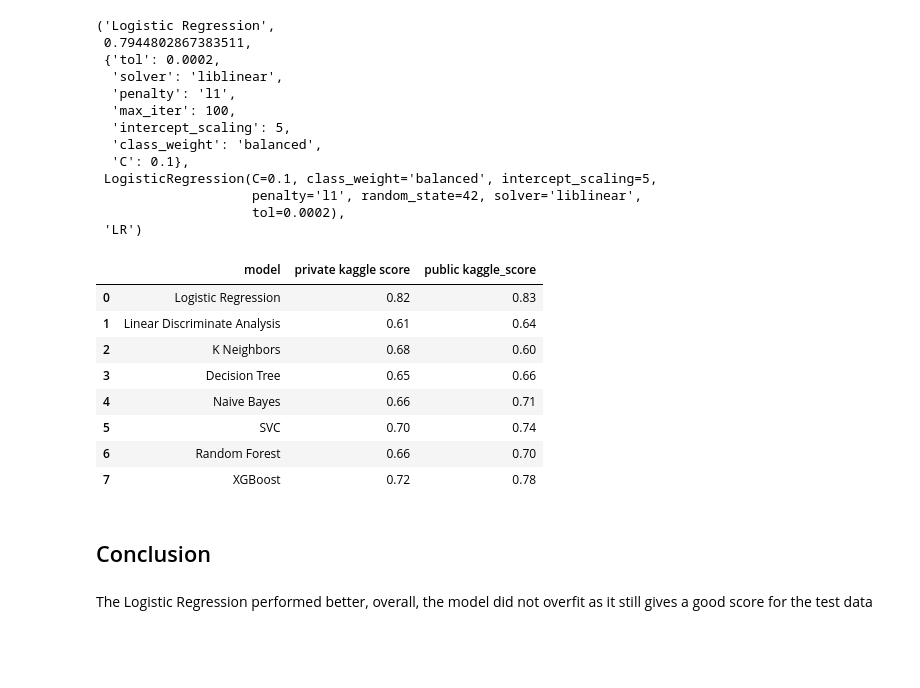
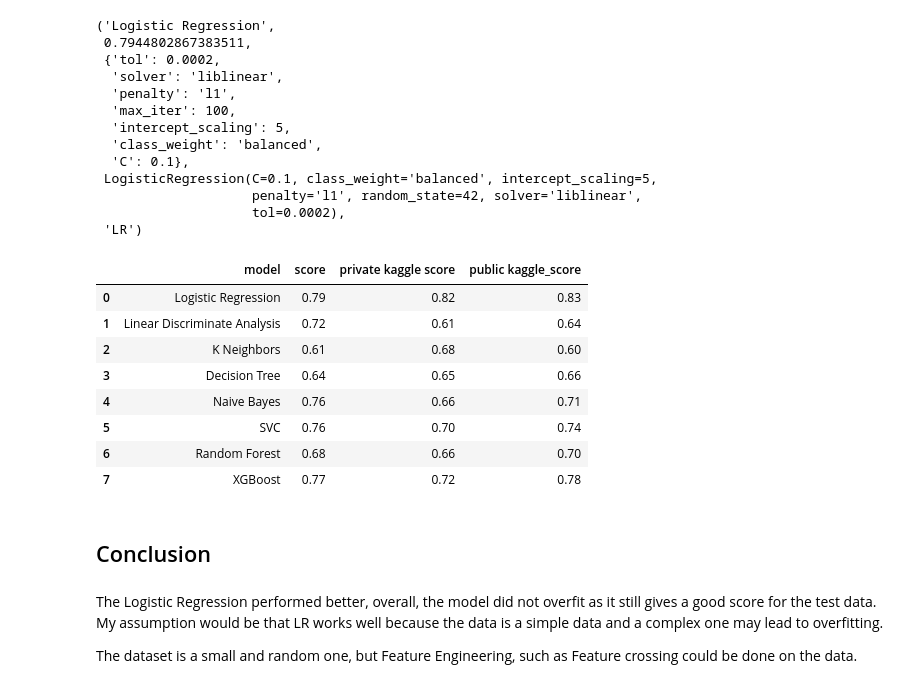
Before and after one commit to linda-oranya/avoid_overfit_challenge, a Jupyter notebook: dont_overfit.ipynb, the cells around one changed output. Saved outputs shown, nothing was run; the diff lists cells and outputs as text; code cells hidden in the pictures; blank space fills up the shorter version.

```diff
--- a/dont_overfit.ipynb
+++ b/dont_overfit.ipynb
@@ -620,20 +601,25 @@ baseline_best_model
 # %%
 modelnames = ['Logistic Regression','Linear Discriminate Analysis','K Neighbors','Decision Tree','Naive Bayes','SVC',
               'Random Forest','XGBoost']
 pri_kag_score = [0.82,0.61,0.68,0.65,0.66,0.70,0.66,0.72]
 pub_kaggle_score = [0.83,0.64,0.60,0.66,0.71,0.74,0.70,0.78]
-pd.DataFrame({'model':modelnames,'private kaggle score':pri_kag_score,'public kaggle_score':pub_kaggle_score})
+score = [0.79,0.72,0.61,0.64,0.76,0.76,0.68,0.77]
+pd.DataFrame({'model':modelnames,'score':score,'private kaggle score':pri_kag_score,'public kaggle_score':pub_kaggle_score})
 # %% [output]
-|  | model | private kaggle score | public kaggle_score |
-| 0 | Logistic Regression | 0.82 | 0.83 |
-| 1 | Linear Discriminate Analysis | 0.61 | 0.64 |
-| 2 | K Neighbors | 0.68 | 0.60 |
-| 3 | Decision Tree | 0.65 | 0.66 |
-| 4 | Naive Bayes | 0.66 | 0.71 |
-| 5 | SVC | 0.70 | 0.74 |
-| 6 | Random Forest | 0.66 | 0.70 |
-| 7 | XGBoost | 0.72 | 0.78 |
+|  | model | score | private kaggle score | public kaggle_score |
+| 0 | Logistic Regression | 0.79 | 0.82 | 0.83 |
+| 1 | Linear Discriminate Analysis | 0.72 | 0.61 | 0.64 |
+| 2 | K Neighbors | 0.61 | 0.68 | 0.60 |
+| 3 | Decision Tree | 0.64 | 0.65 | 0.66 |
+| 4 | Naive Bayes | 0.76 | 0.66 | 0.71 |
+| 5 | SVC | 0.76 | 0.70 | 0.74 |
+| 6 | Random Forest | 0.68 | 0.66 | 0.70 |
+| 7 | XGBoost | 0.77 | 0.72 | 0.78 |
 # %% [markdown]
 ## Conclusion
 # %% [markdown]
-The Logistic Regression performed better, overall, the model did not overfit as it still gives a good score for the test data
+The Logistic Regression performed better, overall, the model did not overfit as it still gives a good score for the test data.
+My assumption would be that LR works well because the data is a simple data and a complex one may lead to overfitting.
+
+
+The dataset is a small and random one, but Feature Engineering, such as Feature crossing could be done on the data.
```
Also changed, not shown: parts of 3 cells of this notebook.
